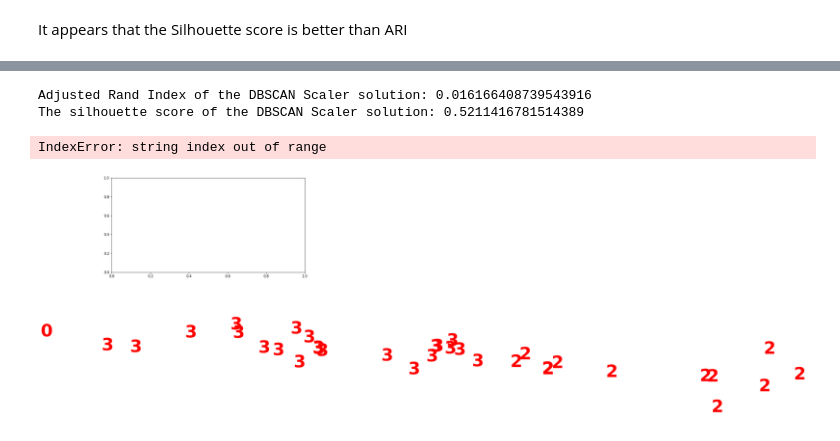
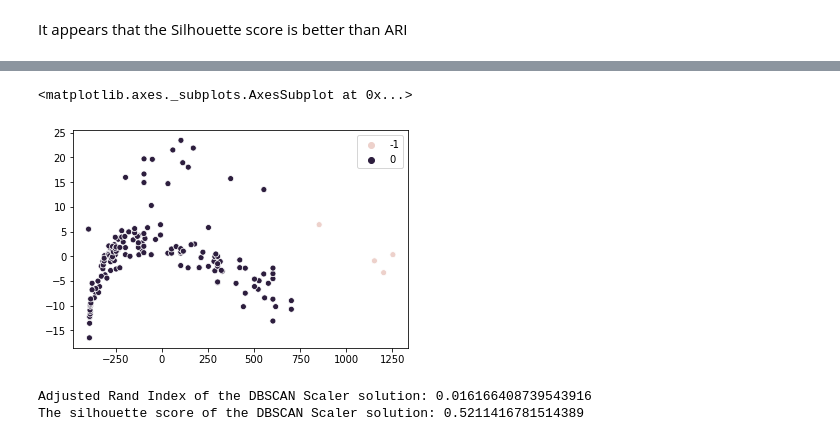
Before and after one commit to iamkkdev/Thinkful-github, a Jupyter notebook: UnsupCap1.ipynb, the cells around one changed output, grey strips where cells are left out. Saved outputs shown, nothing was run; the diff lists cells and outputs as text; code cells hidden in the pictures.

```diff
--- a/UnsupCap1.ipynb
+++ b/UnsupCap1.ipynb
@@ -180,3 +188,10 @@ The silhouette score of the DBSCAN solution: 0.4103110185578185
+# %%
+color_dict2 = dict({0:'brown',
+                    1:'orange'})
+sns.scatterplot(pca[:,0], pca[:,1], hue = y_dbscan1)
+# %% [output]
+<matplotlib.axes._subplots.AxesSubplot at 0x...>
+[figure, added]
 # %%
 # Defining the agglomerative clustering
 dbscan_cluster1 = DBSCAN(eps= 1, min_samples=4)
@@ -190,21 +205,3 @@ print("The silhouette score of the DBSCAN Scaler solution: {}"
 # %% [output]
 Adjusted Rand Index of the DBSCAN Scaler solution: 0.016166408739543916
 The silhouette score of the DBSCAN Scaler solution: 0.5211416781514389
-# %%
-pca = PCA(n_components=2).fit_transform(scaler)
-
-plt.figure(figsize=(10,5))
-colours = 'rbg'
-for i in range(pca.shape[0]):
-    plt.text(pca[i, 0], pca[i, 1], str(y_pred_scaler[i]),
-             color=colours[y[i]],
-             fontdict={'weight': 'bold', 'size': 50}
-        )
-
-plt.xticks([])
-plt.yticks([])
-plt.axis('off')
-plt.show()
-# %% [output]
-IndexError: string index out of range
-[figure, removed]
```
Also changed, not shown: parts of 44 cells of this notebook.
